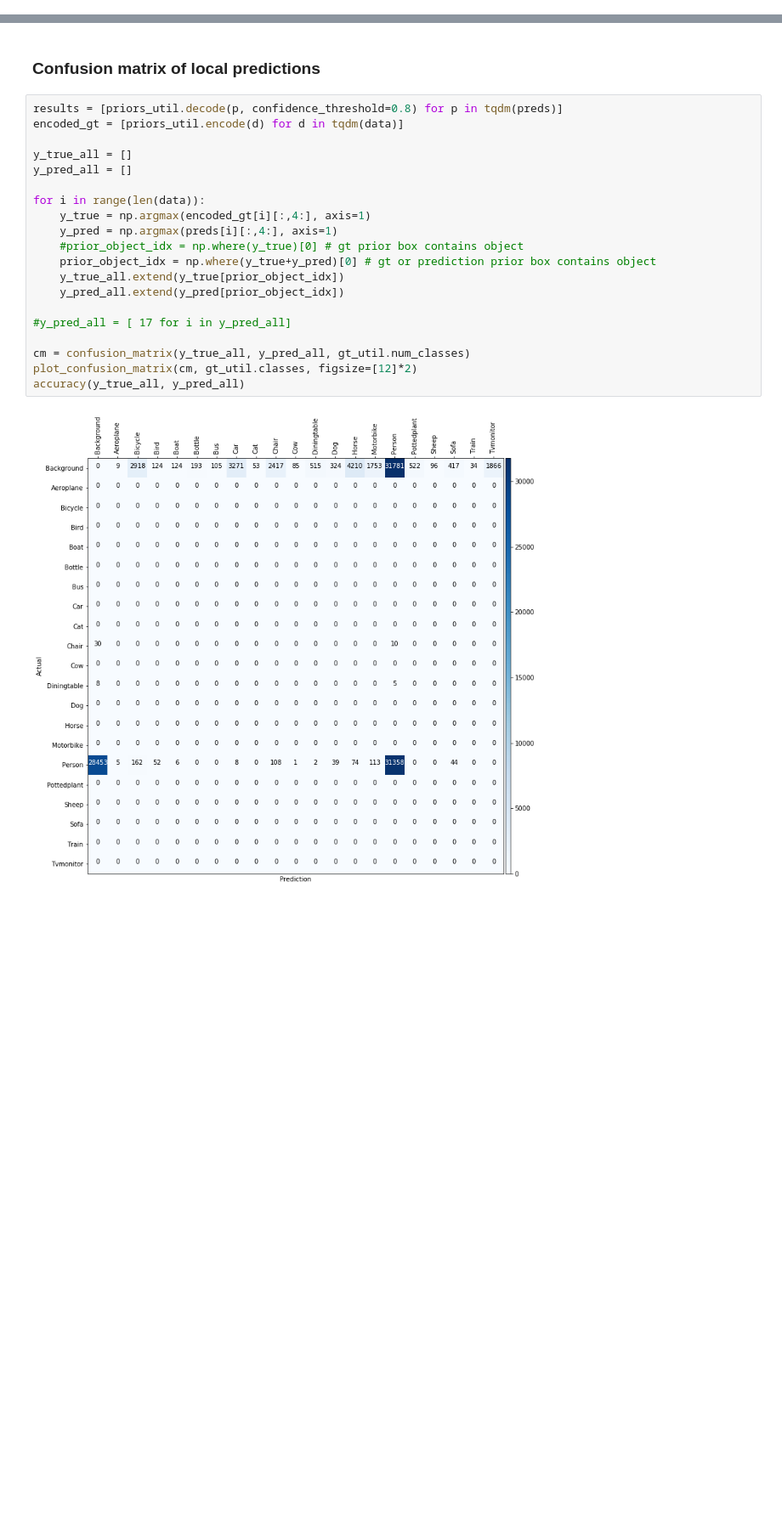
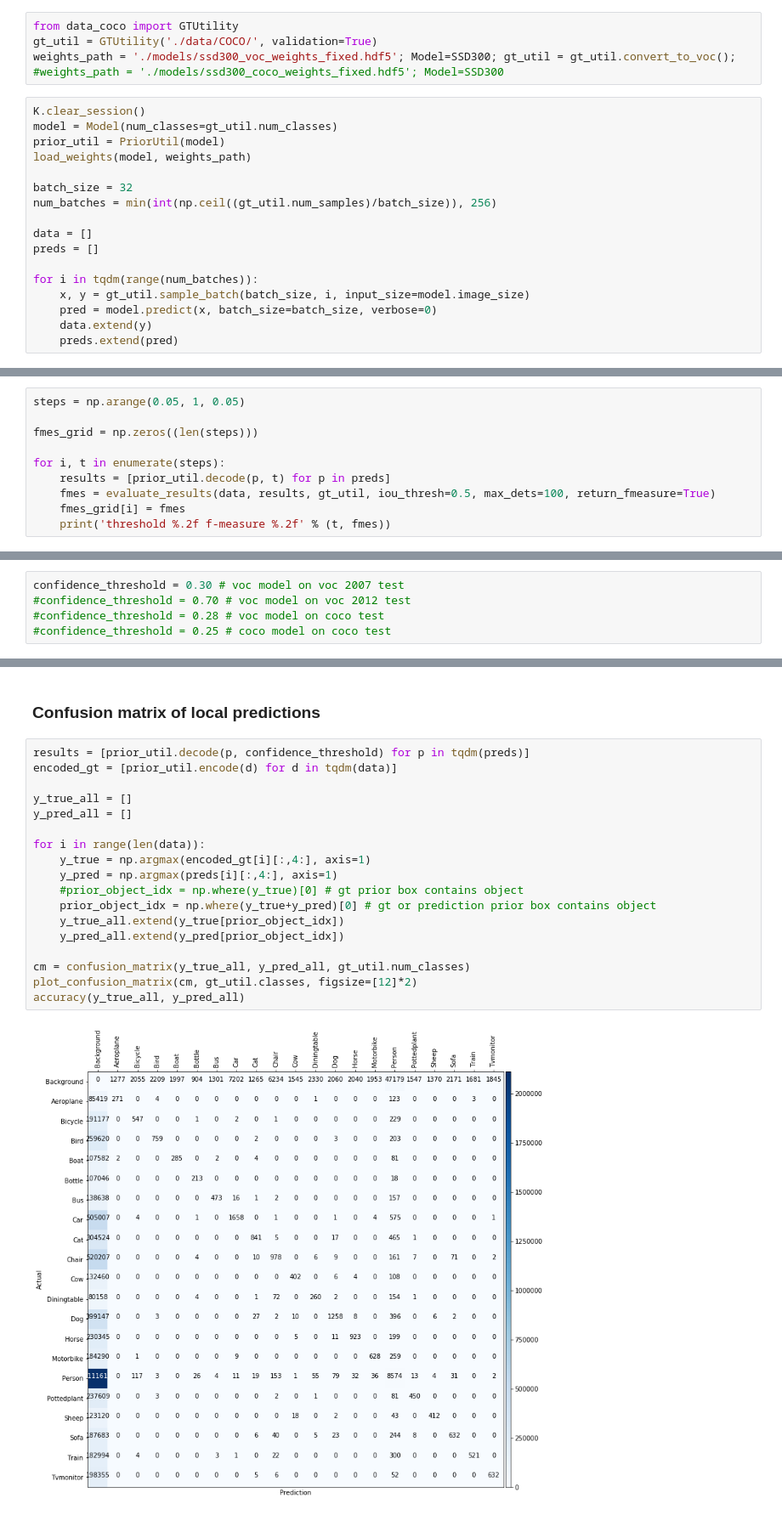
Before and after one commit to rykov8/ssd_keras, a Jupyter notebook: SSD_evaluation.ipynb, the cells around one changed output, grey strips where cells are left out. Shown at 85% size. Drawn from its saved outputs; the diff is of its cells as text; blank space fills up the shorter version.

```diff
--- a/SSD_evaluation.ipynb
+++ b/SSD_evaluation.ipynb
@@ -26,0 +18,22 @@ preds = model.predict(inputs, batch_size=1, verbose=1)
+# %%
+from data_coco import GTUtility
+gt_util = GTUtility('./data/COCO/', validation=True)
+weights_path = './models/ssd300_voc_weights_fixed.hdf5'; Model=SSD300; gt_util = gt_util.convert_to_voc();
+#weights_path = './models/ssd300_coco_weights_fixed.hdf5'; Model=SSD300
+# %%
+K.clear_session()
+model = Model(num_classes=gt_util.num_classes)
+prior_util = PriorUtil(model)
+load_weights(model, weights_path)
+
+batch_size = 32
+num_batches = min(int(np.ceil((gt_util.num_samples)/batch_size)), 256)
+
+data = []
+preds = []
+
+for i in tqdm(range(num_batches)):
+    x, y = gt_util.sample_batch(batch_size, i, input_size=model.image_size)
+    pred = model.predict(x, batch_size=batch_size, verbose=0)
+    data.extend(y)
+    preds.extend(pred)
@@ -26,0 +42,10 @@ preds = model.predict(inputs, batch_size=1, verbose=1)
+# %%
+steps = np.arange(0.05, 1, 0.05)
+
+fmes_grid = np.zeros((len(steps)))
+
+for i, t in enumerate(steps):
+    results = [prior_util.decode(p, t) for p in preds]
+    fmes = evaluate_results(data, results, gt_util, iou_thresh=0.5, max_dets=100, return_fmeasure=True)
+    fmes_grid[i] = fmes
+    print('threshold %.2f f-measure %.2f' % (t, fmes))
@@ -26,0 +86,5 @@ preds = model.predict(inputs, batch_size=1, verbose=1)
+# %%
+confidence_threshold = 0.30 # voc model on voc 2007 test
+#confidence_threshold = 0.70 # voc model on voc 2012 test
+#confidence_threshold = 0.28 # voc model on coco test
+#confidence_threshold = 0.25 # coco model on coco test
@@ -27,24 +115,22 @@ preds = model.predict(inputs, batch_size=1, verbose=1)
 # %% [markdown]
 ### Confusion matrix of local predictions
 # %%
-results = [priors_util.decode(p, confidence_threshold=0.8) for p in tqdm(preds)]
-encoded_gt = [priors_util.encode(d) for d in tqdm(data)]
+results = [prior_util.decode(p, confidence_threshold) for p in tqdm(preds)]
+encoded_gt = [prior_util.encode(d) for d in tqdm(data)]
 
 y_true_all = []
 y_pred_all = []
 
 for i in range(len(data)):
     y_true = np.argmax(encoded_gt[i][:,4:], axis=1)
     y_pred = np.argmax(preds[i][:,4:], axis=1)
     #prior_object_idx = np.where(y_true)[0] # gt prior box contains object
     prior_object_idx = np.where(y_true+y_pred)[0] # gt or prediction prior box contains object
     y_true_all.extend(y_true[prior_object_idx])
     y_pred_all.extend(y_pred[prior_object_idx])
 
-#y_pred_all = [ 17 for i in y_pred_all]
-
 cm = confusion_matrix(y_true_all, y_pred_all, gt_util.num_classes)
 plot_confusion_matrix(cm, gt_util.classes, figsize=[12]*2)
 accuracy(y_true_all, y_pred_all)
 # %% [output]
-[figure, old version]
+[figure, new version]
```
Also changed, not shown: parts of 16 cells of this notebook, 3 other files.
